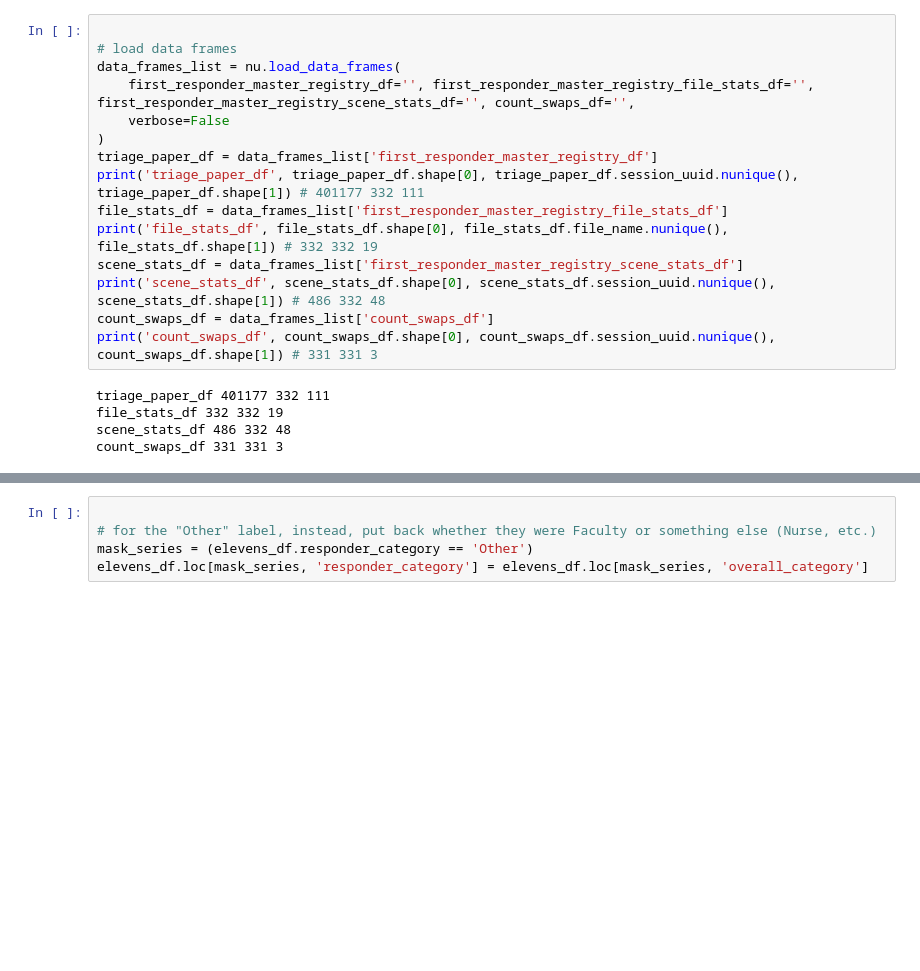
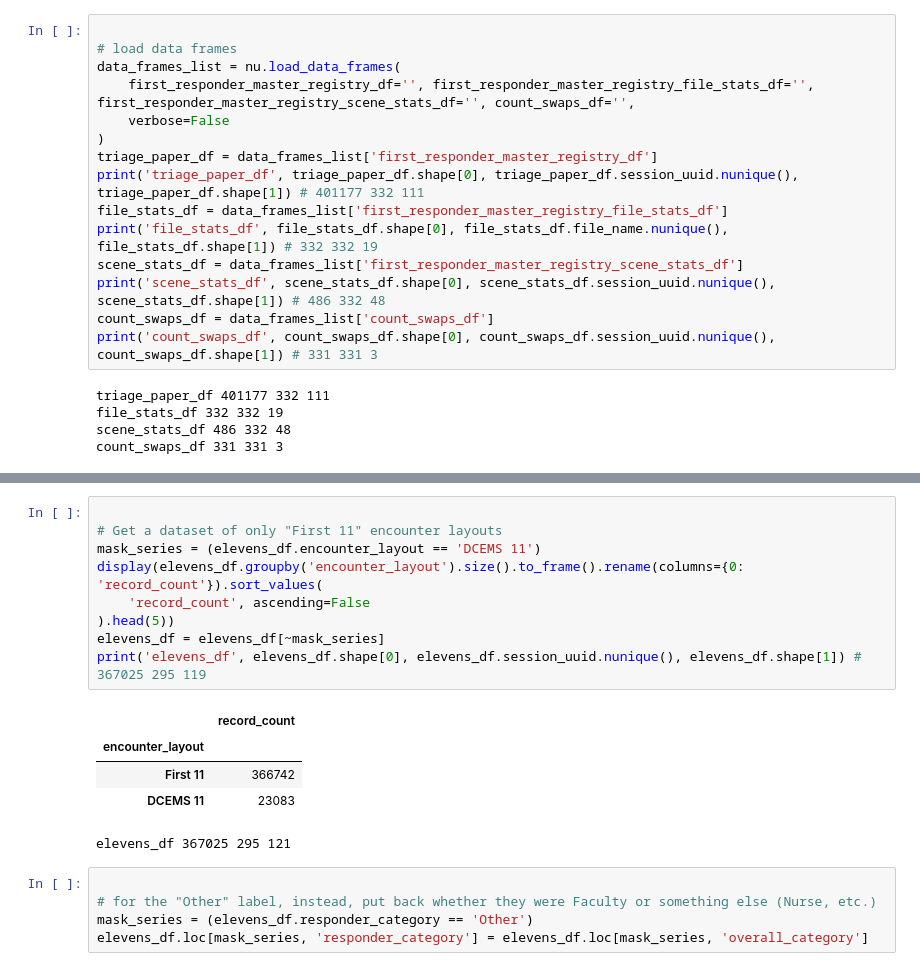
Before and after one commit to dbabbitt/itm-analysis-reporting-1, a Jupyter notebook: presentations/Graph Requests.ipynb, the cells around one changed output, grey strips where cells are left out. Drawn from its saved outputs; the diff is of its cells as text; blank space fills up the shorter version.

```diff
--- a/presentations/Graph Requests.ipynb
+++ b/presentations/Graph Requests.ipynb
@@ -65,3 +66,18 @@ elevens_df 388745 331 120
+# %%
+
+# Get a dataset of only "First 11" encounter layouts
+mask_series = (elevens_df.encounter_layout == 'DCEMS 11')
+display(elevens_df.groupby('encounter_layout').size().to_frame().rename(columns={0: 'record_count'}).sort_values(
+    'record_count', ascending=False
+).head(5))
+elevens_df = elevens_df[~mask_series]
+print('elevens_df', elevens_df.shape[0], elevens_df.session_uuid.nunique(), elevens_df.shape[1]) # 367025 295 119
+# %% [output]
+|  | record_count |
+| encounter_layout |  |
+| First 11 | 366742 |
+| DCEMS 11 | 23083 |
+elevens_df 367025 295 121
 # %%
 
 # for the "Other" label, instead, put back whether they were Faculty or something else (Nurse, etc.)
```
Also changed, not shown: parts of 9 cells of this notebook, 8 other files.
